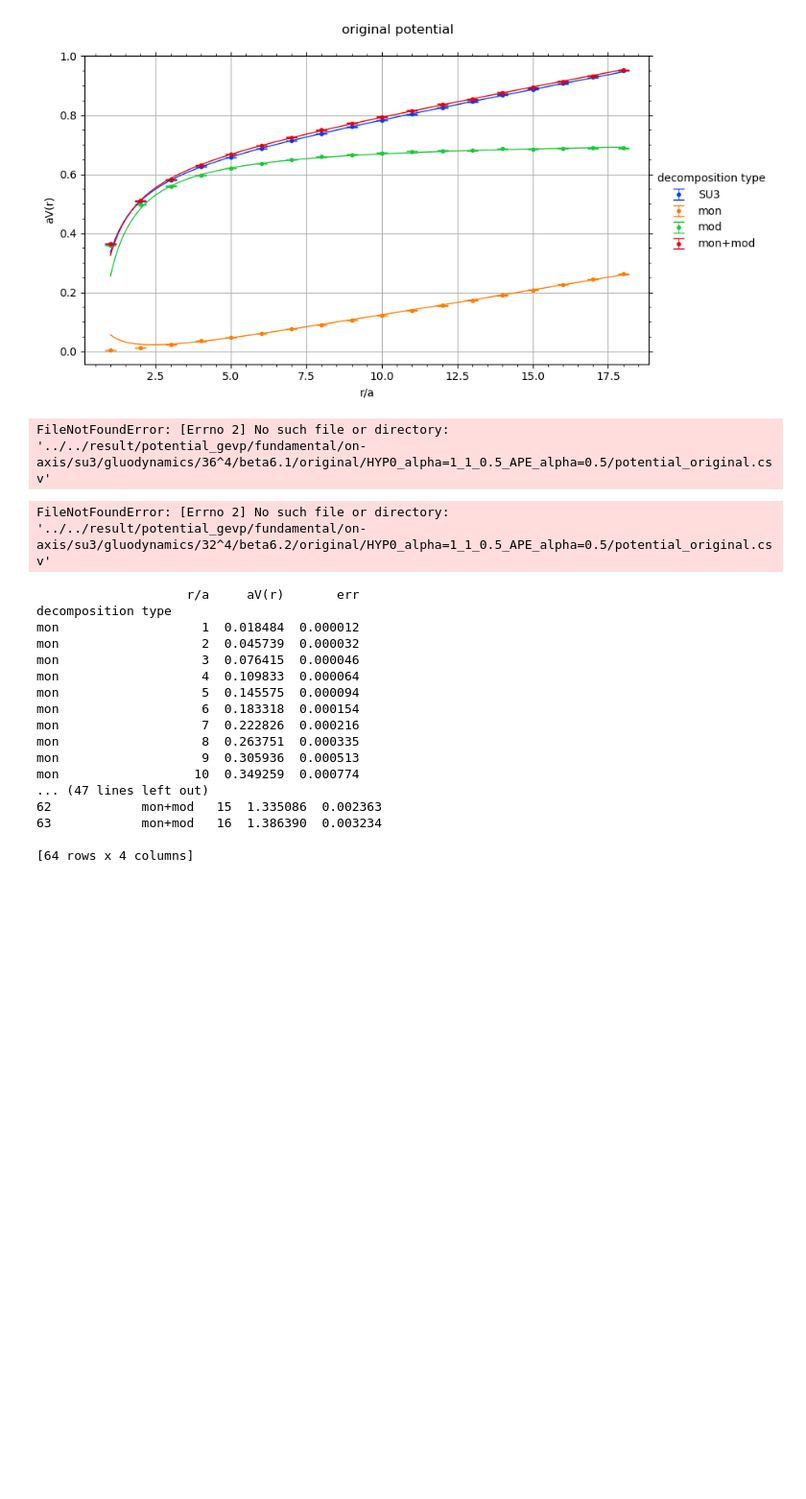
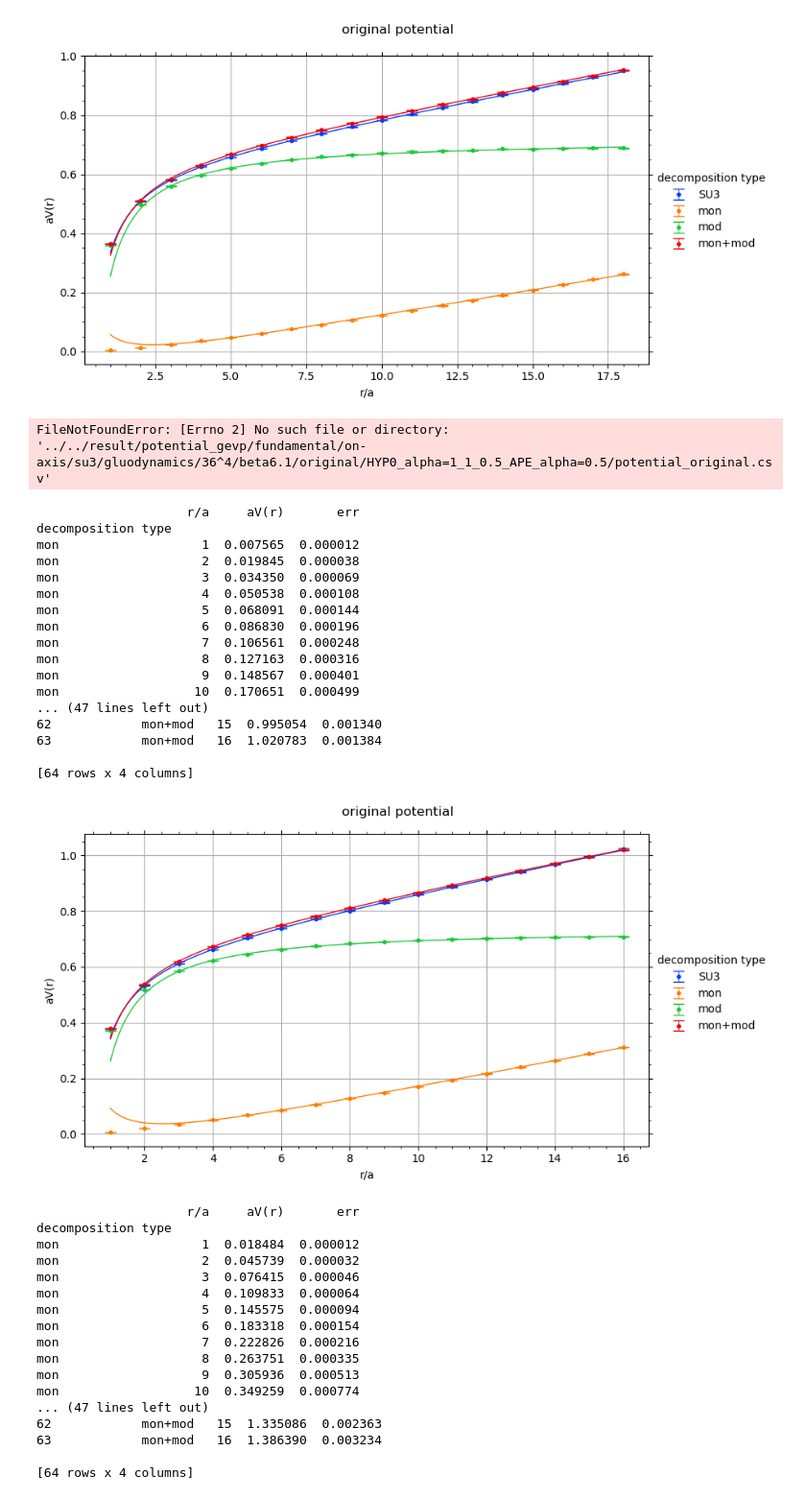
Before and after one commit to ilyakudrov/observables, a Jupyter notebook: python_jupyter/potential/potential_decomposition.ipynb, the cells around one changed output. Shown at 96% size. Saved outputs shown, nothing was run; the diff lists cells and outputs as text; code cells hidden in the pictures; blank space fills up the shorter version.

```diff
--- a/python_jupyter/potential/potential_decomposition.ipynb
+++ b/python_jupyter/potential/potential_decomposition.ipynb
@@ -225,11 +225,11 @@ potential_decomposition_su3_mon_phot('24^4', 10, 10, 6.0, 'steps_0/copies=20', 3
 # %%
 potential_decomposition_su3_mon_phot('16^4', 10, 10, 6.0, 'steps_0/copies=20', 31, copy=0)
 # %%
-def potential_decomposition_su3_mon_mod(lattice_size, temporal_fit_length, spatial_fit_range, beta, mag_params, smearing_monopole, copy=None):
+def potential_decomposition_su3_mon_mod(lattice_size, space_size, time_size, beta, mag_params, smearing_monopole, copy=None):
     image_path = f'../../images/decomposition/abel_offd/su3/gluodynamics/{lattice_size}/beta{beta}'
     image_name = f'potentials'
     paths_monopole = [{'path': f'../../result/potential/wilson_gevp/fundamental/on-axis/su3/gluodynamics/{lattice_size}/beta{beta}/HYP0_alpha=1_1_0.5_APE_alpha=0.5/{mag_params}/potential_monopole.csv',
-              'parameters': {'decomposition type': 'mon'}, 'constraints': {'smearing_step': (smearing_monopole, smearing_monopole)}}]
+              'parameters': {'decomposition type': 'mon'}, 'constraints': {'smearing_step': (smearing_monopole, smearing_monopole), 'time_size': (1, time_size // 2), 'space_size': (1, space_size // 2)}}]
     if copy is not None:
         paths_monopole[0]['constraints'] = {'smearing_step': (smearing_monopole, smearing_monopole), 'copy': (copy, copy)}
     else:
@@ -241,11 +241,11 @@ def potential_decomposition_su3_mon_mod(lattice_size, temporal_fit_length, spati
     index = []
     if df_monopole.index.names[0] is not None:
         index = df_monopole.index.names
-    df_monopole = df_monopole.set_index(['r/a'], append=True).groupby(index + ['r/a']).apply(fit.potential_fit_T_range, fit.func_exponent, ['V', 'a', 'b'], temporal_fit_length, include_groups=False).reset_index(level=['r/a']).reset_index(level=-1, drop=True)
+    df_monopole = df_monopole.set_index(['r/a'], append=True).groupby(index + ['r/a']).apply(fit.potential_fit_T_range, fit.func_exponent, ['V', 'a', 'b'], max(time_size // 2 - 4, 6), include_groups=False).reset_index(level=['r/a']).reset_index(level=-1, drop=True)
     df_monopole = df_monopole.drop('T', axis = 1)
     # print(df_monopole)
     paths_original = [{'path': f'../../result/potential_gevp/fundamental/on-axis/su3/gluodynamics/{lattice_size}/beta{beta}/original/HYP0_alpha=1_1_0.5_APE_alpha=0.5/potential_original.csv',
-              'parameters': {'decomposition type': 'SU3'}}]
+              'parameters': {'decomposition type': 'SU3'}, 'constraints': {'time_size': (1, time_size // 2), 'space_size': (1, space_size // 2)}}]
     df_original = potential_data.get_potantial_df(paths_original, coluns_to_multiindex=['decomposition type'])
     df_original = df_original.rename({'potential': 'aV(r)', 'space_size': 'r/a', 'time_size': 'T'}, axis=1)
     # print(df_original)
@@ -253,11 +253,11 @@ def potential_decomposition_su3_mon_mod(lattice_size, temporal_fit_length, spati
     index = []
     if df_original.index.names[0] is not None:
         index = df_original.index.names
-    df_original = df_original.set_index(['r/a'], append=True).groupby(index + ['r/a']).apply(fit.potential_fit_T_range, fit.func_exponent, ['V', 'a', 'b'], temporal_fit_length, include_groups=False).reset_index(level=['r/a']).reset_index(level=-1, drop=True)
+    df_original = df_original.set_index(['r/a'], append=True).groupby(index + ['r/a']).apply(fit.potential_fit_T_range, fit.func_exponent, ['V', 'a', 'b'], max(time_size // 2 - 4, 6), include_groups=False).reset_index(level=['r/a']).reset_index(level=-1, drop=True)
     df_original = df_original.drop('T', axis = 1)
     # print(df_original)
     paths_monopoless = [{'path': f'../../result/potential_gevp/fundamental/on-axis/su3/gluodynamics/{lattice_size}/beta{beta}/monopoless/HYP0_alpha=1_1_0.5_APE_alpha=0.5/{mag_params}/potential_monopoless.csv',
-              'parameters': {'decomposition type': 'mod'}}]
+              'parameters': {'decomposition type': 'mod'}, 'constraints': {'time_size': (1, time_size // 2), 'space_size': (1, space_size // 2)}}]
     if copy is not None:
         paths_monopoless[0]['path'] = paths_monopoless[0]['path'][:paths_monopoless[0]['path'].find('.csv')] + f'_{copy}' + '.csv'
     df_monopoless = potential_data.get_potantial_df(paths_monopoless, coluns_to_multiindex=['decomposition type'])
@@ -267,7 +267,7 @@ def potential_decomposition_su3_mon_mod(lattice_size, temporal_fit_length, spati
     if df_monopoless.index.names[0] is not None:
         index = df_monopoless.index.names
     # df_monopoless = df_monopoless[df_monopoless['T'] == 5]
-    df_monopoless = df_monopoless.set_index(['r/a'], append=True).groupby(index + ['r/a']).apply(fit.potential_fit_T_range, fit.func_exponent, ['V', 'a', 'b'], temporal_fit_length, include_groups=False).reset_index(level=['r/a']).reset_index(level=-1, drop=True)
+    df_monopoless = df_monopoless.set_index(['r/a'], append=True).groupby(index + ['r/a']).apply(fit.potential_fit_T_range, fit.func_exponent, ['V', 'a', 'b'], max(time_size // 2 - 4, 6), include_groups=False).reset_index(level=['r/a']).reset_index(level=-1, drop=True)
     df_monopoless = df_monopoless.drop('T', axis = 1)
     df_sum = df_monopole
     df_sum = df_sum.reset_index(level='decomposition type')
@@ -278,7 +278,7 @@ def potential_decomposition_su3_mon_mod(lattice_size, temporal_fit_length, spati
     df_sum.loc[:, 'aV(r)'] = df_monopole.loc[:, 'aV(r)'].array + df_monopoless.loc[:, 'aV(r)'].array
     df_sum = df_sum.set_index(['decomposition type'], drop=True)
     df = pd.concat([df_original, df_monopole, df_monopoless, df_sum])
-    df_fit = df.groupby(index).apply(fit.make_fit_range, fit.func_cornell, ['V0', 'alpha', 'sigma'], 'r/a', 'aV(r)', 'err', range_min_len=spatial_fit_range, include_groups=False).reset_index(level=-1, drop=True)
+    df_fit = df.groupby(index).apply(fit.make_fit_range, fit.func_cornell, ['V0', 'alpha', 'sigma'], 'r/a', 'aV(r)', 'err', range_min_len=max(space_size // 2 - 4, 6), include_groups=False).reset_index(level=-1, drop=True)
     df_fit = df_fit.groupby(index).apply(fit.average_fit_p_value, ['V0', 'alpha', 'sigma'], 'r/a', include_groups=False).reset_index(level=-1, drop=True)
     index_fit = []
     if df.index.names[0] is not None:
@@ -341,7 +341,24 @@ potential_decomposition_su3_mon_mod('36^4', 10, 10, 6.1, 'steps_0/copies=10', 31
 # %% [output]
 FileNotFoundError: [Errno 2] No such file or directory: '../../result/potential_gevp/fundamental/on-axis/su3/gluodynamics/36^4/beta6.1/original/HYP0_alpha=1_1_0.5_APE_alpha=0.5/potential_original.csv'
 # %%
-potential_decomposition_su3_mon_mod('32^4', 10, 10, 6.2, 'steps_0/copies=20', 31, copy=0)
+potential_decomposition_su3_mon_mod('32^4', 16, 16, 6.2, 'steps_0/copies=20', 31, copy=0)
 # %% [output]
-FileNotFoundError: [Errno 2] No such file or directory: '../../result/potential_gevp/fundamental/on-axis/su3/gluodynamics/32^4/beta6.2/original/HYP0_alpha=1_1_0.5_APE_alpha=0.5/potential_original.csv'
+                    r/a     aV(r)       err
+decomposition type
+mon                   1  0.007565  0.000012
+mon                   2  0.019845  0.000038
+mon                   3  0.034350  0.000069
+mon                   4  0.050538  0.000108
+mon                   5  0.068091  0.000144
+mon                   6  0.086830  0.000196
+mon                   7  0.106561  0.000248
+mon                   8  0.127163  0.000316
+mon                   9  0.148567  0.000401
+mon                  10  0.170651  0.000499
+... (47 lines left out)
+62            mon+mod   15  0.995054  0.001340
+63            mon+mod   16  1.020783  0.001384
+
+[64 rows x 4 columns]
+[figure, added]
 # %%
```
Also changed, not shown: parts of 7 cells of this notebook, 15 other files.
